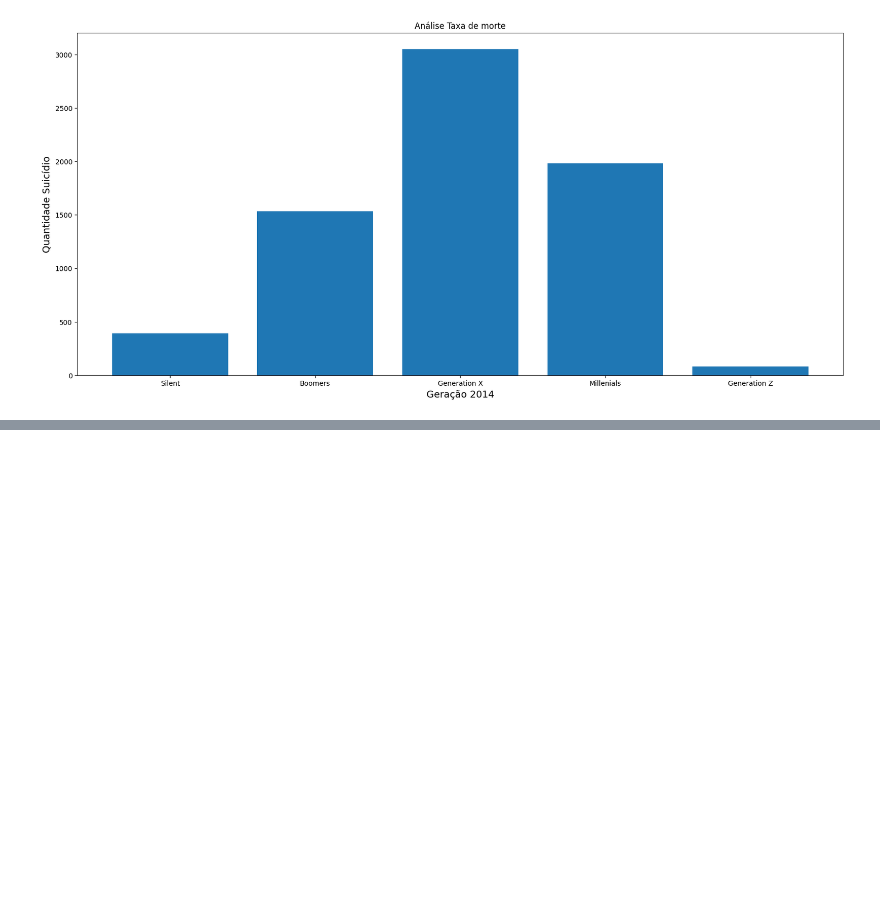
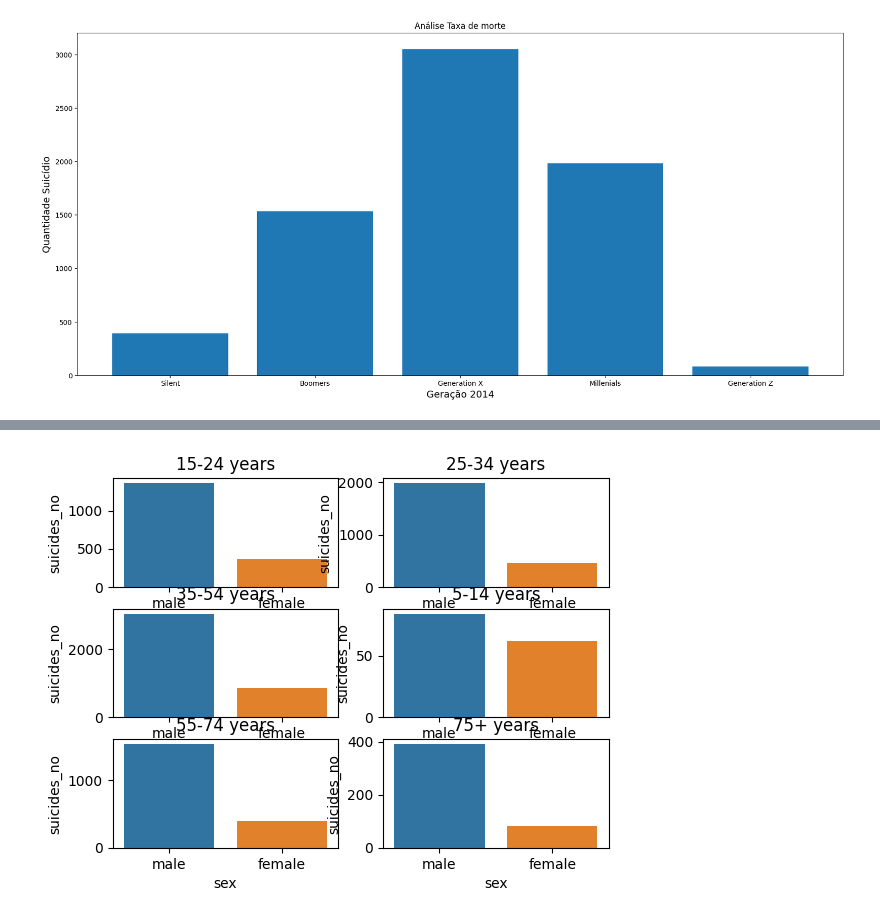
Before and after one commit to vitorhssouza/-Suicide-Rate-Project, a Jupyter notebook: taxa_suicidio.ipynb, the cells around one changed output, grey strips where cells are left out. Cells and saved outputs as stored; diff of their text form; code cells hidden in the pictures; blank space fills up the shorter version.

```diff
--- a/taxa_suicidio.ipynb
+++ b/taxa_suicidio.ipynb
@@ -211,0 +233,15 @@ plt.xlabel('Geração 2014', fontsize=14);
+# %%
+# Visualizando por idade os gênero que mais cometeram suicídio em 2014
+age = ['15-24 years','25-34 years','35-54 years','5-14 years','55-74 years','75+ years']
+plot_id = 0
+for c in age:
+    teste = analise_geracoes.loc[analise_geracoes['age'] == c]
+    plot_id += 1
+    plt.subplot(3,2,plot_id)
+    plt.title(c)
+    fig, ax = plt.gcf(), plt.gca()
+    sns.barplot(x=teste['sex'],y=teste['suicides_no']),
+
+    #print(analise_geracoes.loc[analise_geracoes['age'] == c])
+# %% [output]
+[figure, added]
```
Also changed, not shown: parts of 4 cells of this notebook.
